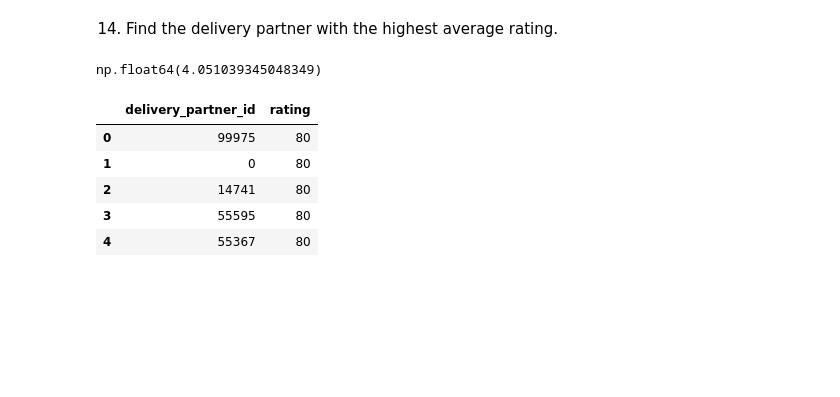
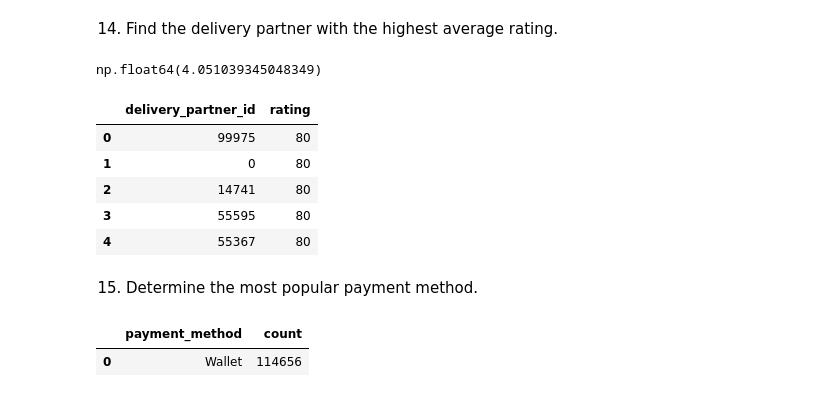
Before and after one commit to akxiit/Normal-Data-Visulization, a Jupyter notebook: notebooks/Sales-analysis/Master-table.ipynb, the cells around one changed output. Drawn from its saved outputs; the diff is of its cells as text; code cells hidden in the pictures; blank space fills up the shorter version.

```diff
--- a/notebooks/Sales-analysis/Master-table.ipynb
+++ b/notebooks/Sales-analysis/Master-table.ipynb
@@ -215,3 +215,10 @@ df.groupby('delivery_partner_id')['rating'].sum().sort_values(ascending=False).h
 | 2 | 14741 | 80 |
 | 3 | 55595 | 80 |
 | 4 | 55367 | 80 |
+# %% [markdown]
+15. Determine the most popular payment method.
+# %%
+df['payment_method'].value_counts().sort_values(ascending=False).head(1).reset_index()
+# %% [output]
+|  | payment_method | count |
+| 0 | Wallet | 114656 |
```
